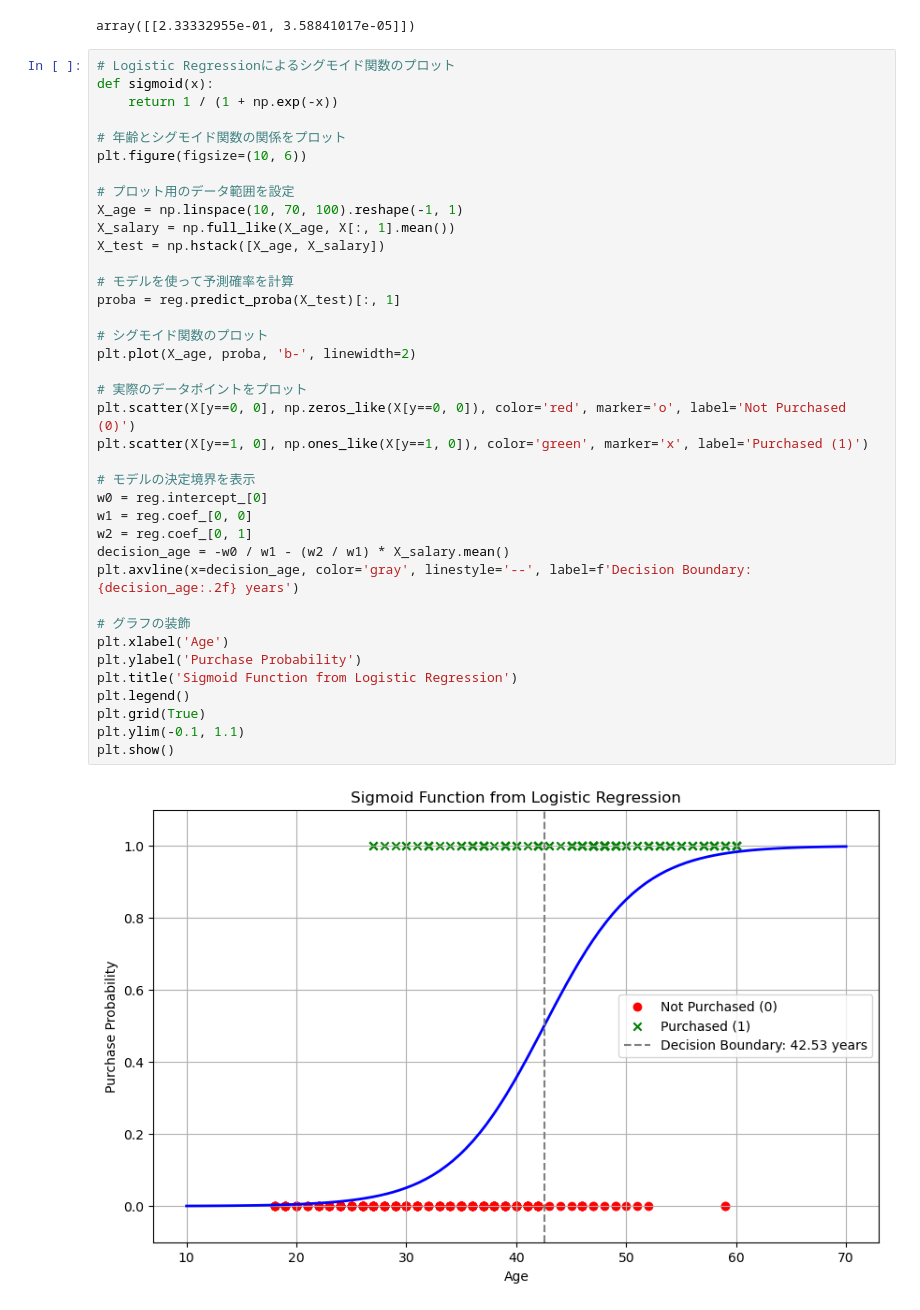
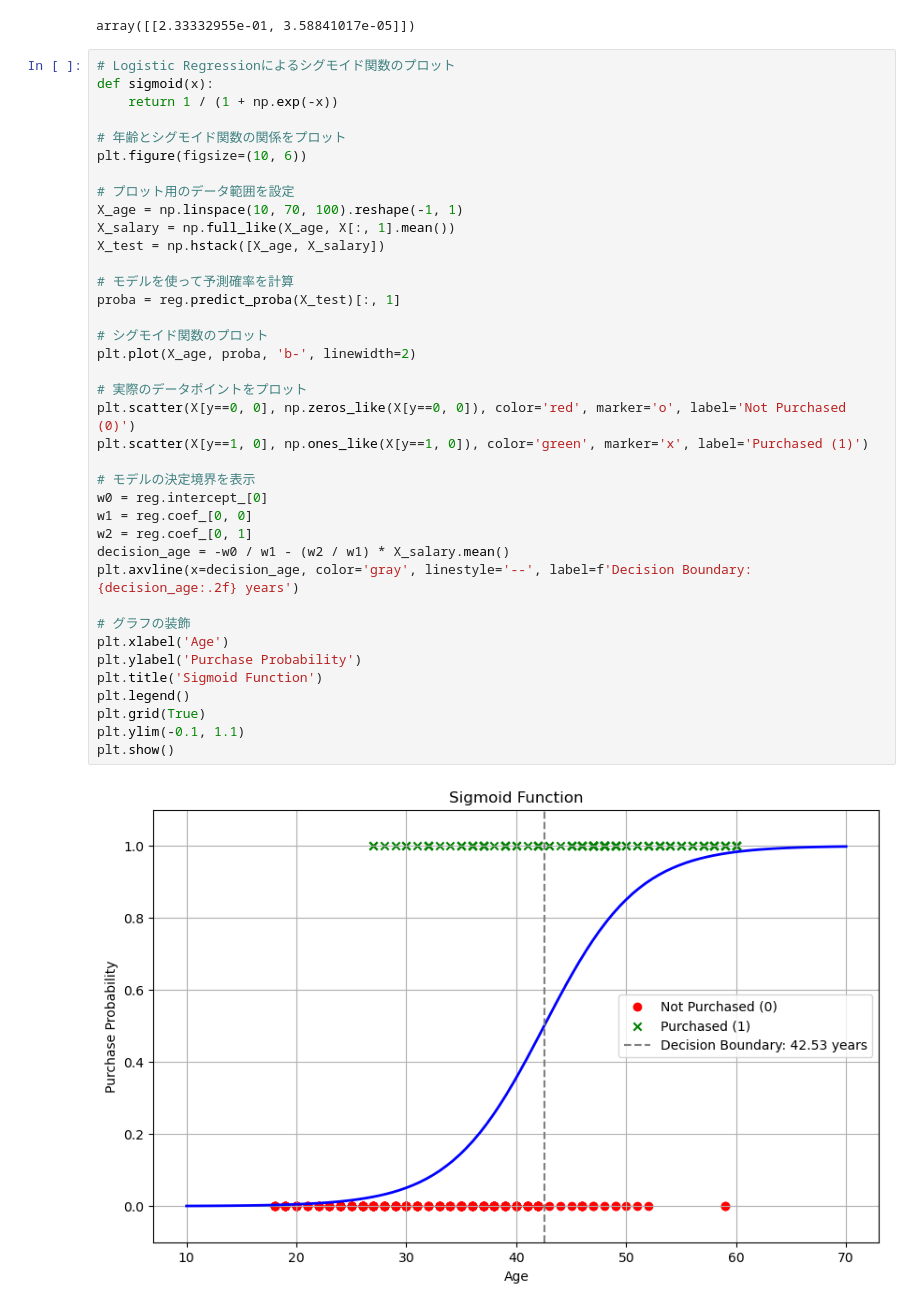
Before and after one commit to Yuji181181/ML_learning, a Jupyter notebook: Boot-camp/Logistic-regression.ipynb, the cells around one changed output. Cells and saved outputs as stored; diff of their text form.

```diff
--- a/Boot-camp/Logistic-regression.ipynb
+++ b/Boot-camp/Logistic-regression.ipynb
@@ -44,32 +39,32 @@ plt.figure(figsize=(10, 6))
 # プロット用のデータ範囲を設定
 X_age = np.linspace(10, 70, 100).reshape(-1, 1)
 X_salary = np.full_like(X_age, X[:, 1].mean())
 X_test = np.hstack([X_age, X_salary])
 
 # モデルを使って予測確率を計算
 proba = reg.predict_proba(X_test)[:, 1]
 
 # シグモイド関数のプロット
 plt.plot(X_age, proba, 'b-', linewidth=2)
 
 # 実際のデータポイントをプロット
 plt.scatter(X[y==0, 0], np.zeros_like(X[y==0, 0]), color='red', marker='o', label='Not Purchased (0)')
 plt.scatter(X[y==1, 0], np.ones_like(X[y==1, 0]), color='green', marker='x', label='Purchased (1)')
 
 # モデルの決定境界を表示
 w0 = reg.intercept_[0]
 w1 = reg.coef_[0, 0]
 w2 = reg.coef_[0, 1]
 decision_age = -w0 / w1 - (w2 / w1) * X_salary.mean()
 plt.axvline(x=decision_age, color='gray', linestyle='--', label=f'Decision Boundary: {decision_age:.2f} years')
 
 # グラフの装飾
 plt.xlabel('Age')
 plt.ylabel('Purchase Probability')
-plt.title('Sigmoid Function from Logistic Regression')
+plt.title('Sigmoid Function')
 plt.legend()
 plt.grid(True)
 plt.ylim(-0.1, 1.1)
 plt.show()
 # %% [output]
-[figure, old version]
+[figure, new version]
```
Also changed, not shown: parts of 2 cells of this notebook.
